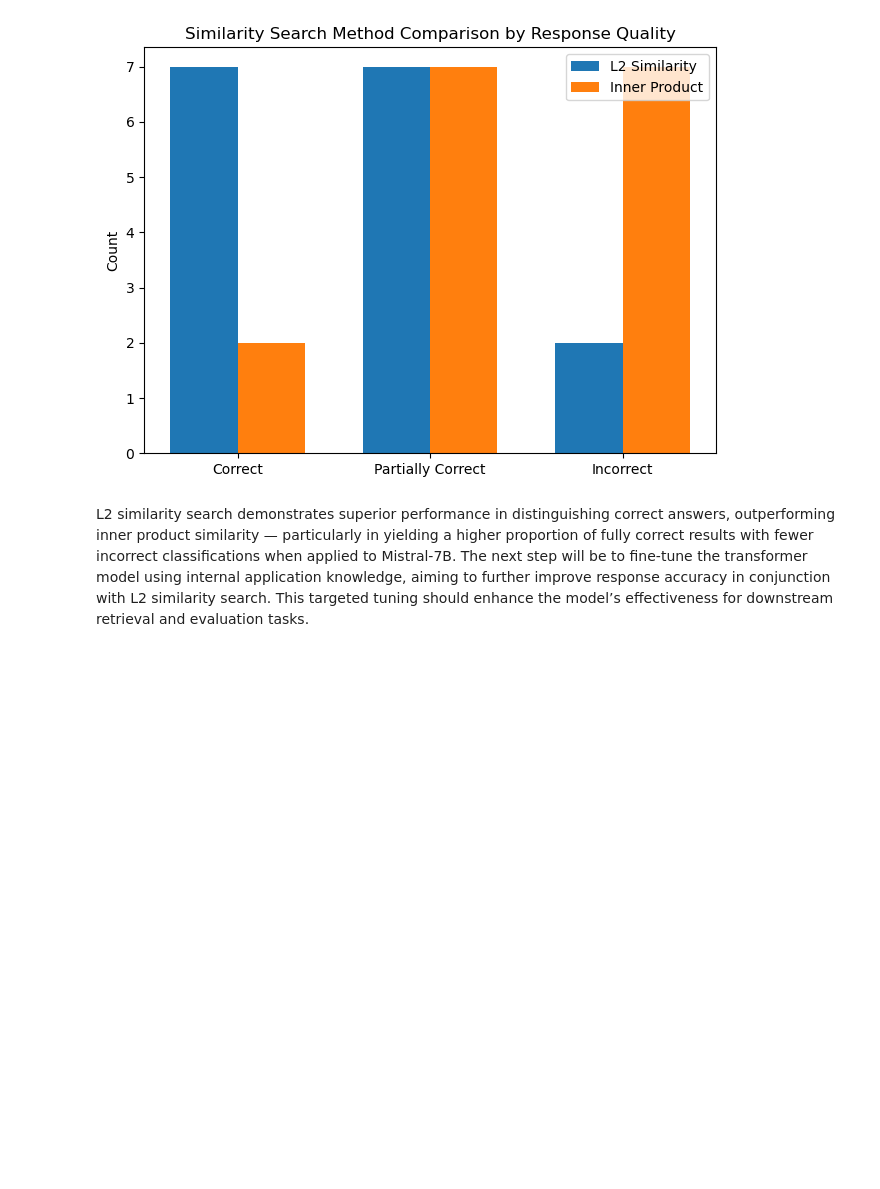
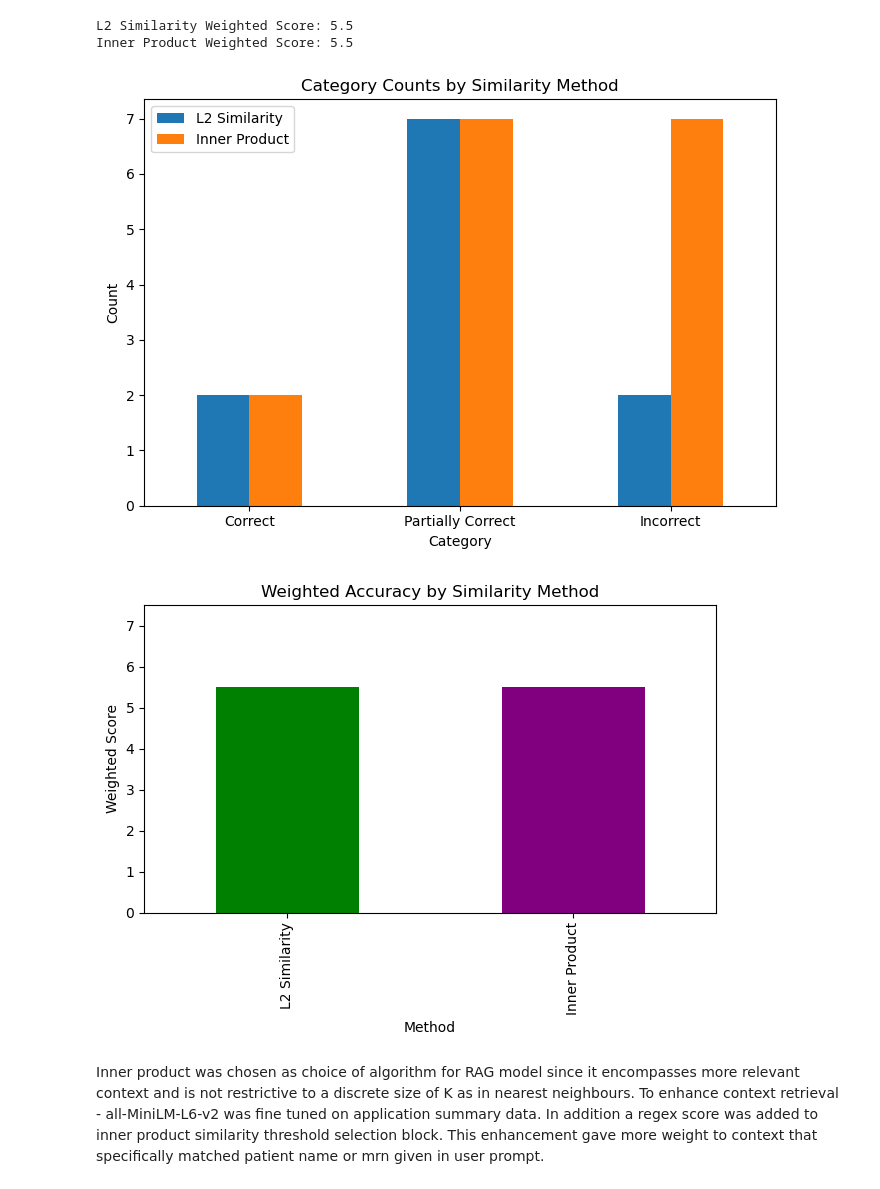
Before and after one commit to zavera/sum-up, a Jupyter notebook: model_evaluation/capstone_submission.ipynb, the cells around one changed output. Cells and saved outputs as stored; diff of their text form; code cells hidden in the pictures; blank space fills up the shorter version.

```diff
--- a/model_evaluation/capstone_submission.ipynb
+++ b/model_evaluation/capstone_submission.ipynb
@@ -63,52 +52,51 @@ Mistral-7B Accuracy: 0.4375
 # %%
-#Based on higher accuracy of Mistral-7B it was selected as the choice of SLM
-#for further evaluation. Next a comparison was ran across prompts using inner
-#product for similarity search with threshold of 0.55
-
-
-#same as before
-l2_similarity_search = [7,7,2]
-inner_product = [2,7,7]
-import pandas as pd
-import matplotlib.pyplot as plt
-import numpy as np
-
 # Data
 categories = ['Correct', 'Partially Correct', 'Incorrect']
-l2_similarity_search = [7, 7, 2]
+l2_similarity_search = [2, 7, 2]
 inner_product = [2, 7, 7]
 
 # Create DataFrame
 df = pd.DataFrame({
     'Category': categories,
     'L2 Similarity': l2_similarity_search,
     'Inner Product': inner_product
 })
 
-# Positions for bar groups
-x = np.arange(len(categories))
-bar_width = 0.35
+# Define weights: Correct=1, Partially Correct=0.5, Incorrect=0
+weights = [1, 0.5, 0]
 
-# Plotting
-fig, ax = plt.subplots()
-bars1 = ax.bar(x - bar_width/2, df['L2 Similarity'], width=bar_width, label='L2 Similarity')
-bars2 = ax.bar(x + bar_width/2, df['Inner Product'], width=bar_width, label='Inner Product')
+# Weighted calculations
+df['L2 Weighted'] = df['L2 Similarity'] * weights
+df['IP Weighted'] = df['Inner Product'] * weights
 
-# Labels and formatting
-ax.set_ylabel('Count')
-ax.set_title('Similarity Search Method Comparison by Response Quality')
-ax.set_xticks(x)
-ax.set_xticklabels(categories)
-ax.legend()
+# Final weighted scores
+l2_score = df['L2 Weighted'].sum()
+ip_score = df['IP Weighted'].sum()
 
+print(f"L2 Similarity Weighted Score: {l2_score}")
+print(f"Inner Product Weighted Score: {ip_score}")
+
+# Plot raw category counts
+df_plot = df.set_index('Category')[['L2 Similarity', 'Inner Product']]
+df_plot.plot(kind='bar', figsize=(7,5), title='Category Counts by Similarity Method', ylabel='Count')
+plt.xticks(rotation=0)
 plt.tight_layout()
 plt.show()
+acc_df = pd.DataFrame({
+    'Method': ['L2 Similarity', 'Inner Product'],
+    'Weighted Accuracy': [l2_score, ip_score]
+})
+
+acc_df.plot(x='Method', y='Weighted Accuracy', kind='bar', legend=False, color=['green', 'purple'],
+            title='Weighted Accuracy by Similarity Method', ylabel='Weighted Score')
+plt.ylim(0, max(l2_score, ip_score) + 2)
+plt.tight_layout()
+plt.show()
 # %% [output]
+L2 Similarity Weighted Score: 5.5
+Inner Product Weighted Score: 5.5
-[figure, old version]
+[figure, new version]
+[figure, added]
 # %% [markdown]
-L2 similarity search demonstrates superior performance in distinguishing correct answers,
-outperforming inner product similarity — particularly in yielding a higher proportion of fully correct
-results with fewer incorrect classifications when applied to Mistral-7B. The next step will be to fine-tune
-the transformer model using internal application knowledge, aiming to further improve response accuracy in
-conjunction with L2 similarity search.
-This targeted tuning should enhance the model’s effectiveness for downstream retrieval and evaluation tasks.
+Inner product was chosen as choice of algorithm for RAG model since it encompasses more relevant context and is not restrictive to a discrete size of K as in nearest neighbours.
+To enhance context retrieval - all-MiniLM-L6-v2 was fine tuned on application summary data. In addition a regex score was added to inner product similarity threshold selection block. This enhancement gave more weight to context that specifically matched patient name or mrn given in user prompt.
```
Also changed, not shown: parts of 6 cells of this notebook, 3 other files.
